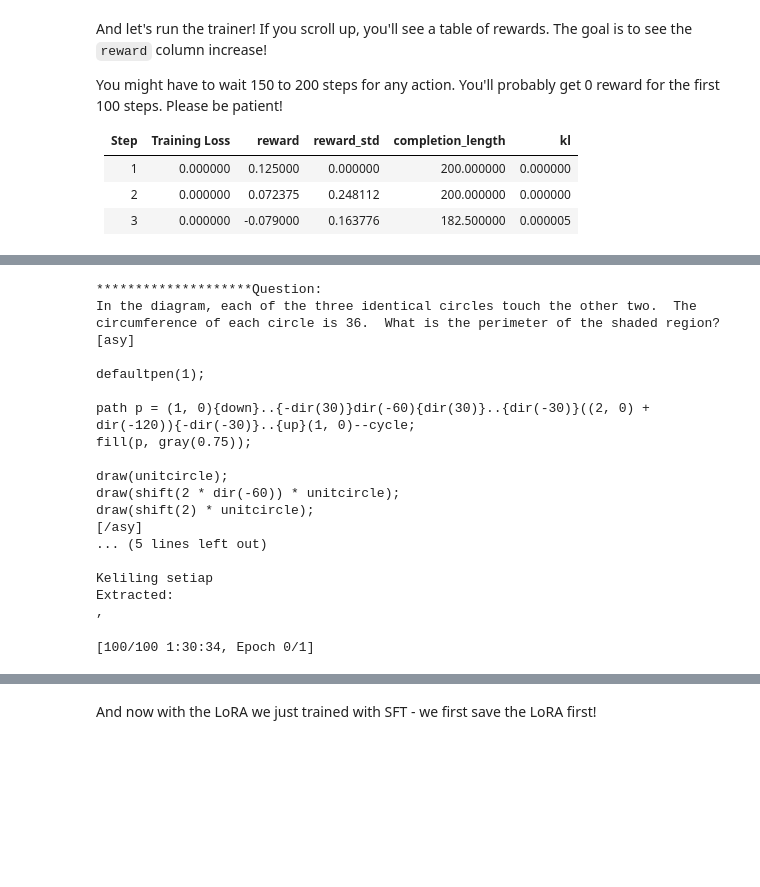
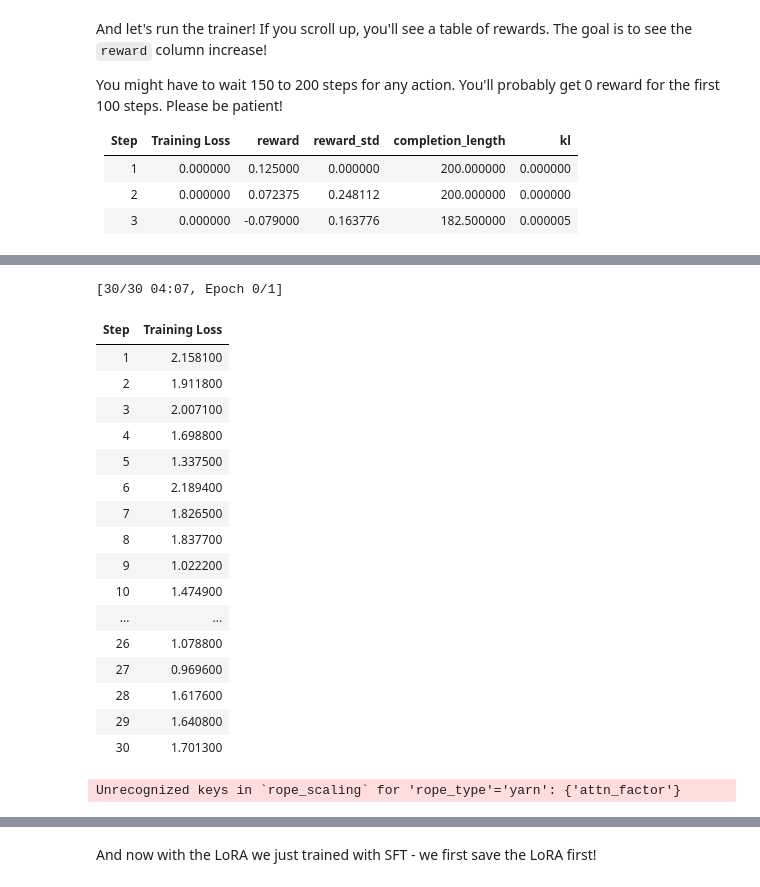
Before and after one commit to sdk451/CyberScraper-2077, a Jupyter notebook: DeepSeek_R1_0528_Qwen3_(8B)_Instruct.ipynb, the cells around one changed output, grey strips where cells are left out. Saved outputs shown, nothing was run; the diff lists cells and outputs as text; code cells hidden in the pictures; blank space fills up the shorter version.

```diff
--- a/DeepSeek_R1_0528_Qwen3_(8B)_Instruct.ipynb
+++ b/DeepSeek_R1_0528_Qwen3_(8B)_Instruct.ipynb
@@ -203,7 +229,7 @@ dataset = dataset.map(lambda x: {
         {"role": "system", "content": system_prompt},
         {"role": "user",   "content": x["user"]},
     ],
-    "answer": x["assistant"],
+    "completion": x["assistant"],
 })
 dataset[0]
 # %% [output]
@@ -504,3 +272,28 @@ We will change the batch size of 1 to the `num_generations` of 4
+# %%
+from trl import SFTTrainer
+from trl import SFTConfig
+from unsloth import is_bfloat16_supported
+
+sft_config = SFTConfig(
+    per_device_train_batch_size=2,
+    gradient_accumulation_steps=4,
+    warmup_steps=5,
+    max_steps=30,  # Short run for demonstration
+    learning_rate=2e-4,
+    fp16 = not is_bfloat16_supported(),
+    bf16 = is_bfloat16_supported(),
+    logging_steps = 1,
+    optim = "adamw_8bit",
+    weight_decay = 0.01,
+    warmup_ratio = 0.1,
+    lr_scheduler_type = "linear",
+    seed = 3407,
+    output_dir = "outputs",
+    report_to = "none", # Use this for WandB etc
+    assistant_only_loss=True,
+    completion_only_loss=False,
+    # Add more configurations as needed
+)
 # %% [markdown]
 And let's run the trainer! If you scroll up, you'll see a table of rewards. The goal is to see the `reward` column increase!
 
@@ -517,21 +310,17 @@ You might have to wait 150 to 200 steps for any action. You'll probably get 0 re
 
 trainer = SFTTrainer(
     model = model,
-    processing_class = tokenizer,
-    reward_funcs = [
-        match_format_exactly,
-        match_format_approximately,
-        check_answer,
-        check_numbers,
-        format_and_language_reward_func,
-    ],
-    args = training_args,
+    processing_class = tokenizer, # processing_class=processor.tokenizer,
+    dataset_text_field = "text", # Set the dataset_text_field to the new 'text' column
+    packing = False, # Can make training 5x faster for short sequences.
+    args = sft_config,
     train_dataset = dataset,
-
+    # formatting_func=formatting_func, # No longer needed here as we pre-processed the dataset
     # For optional training + evaluation
     # train_dataset = new_dataset["train"],
     # eval_dataset = new_dataset["test"],
 )
+
 trainer.train()
 # %% [output]
 ==((====))==  Unsloth - 2x faster free finetuning | Num GPUs used = 1
@@ -542,18 +331,19 @@ O^O/ \_/ \    Batch size per device = 4 | Gradient accumulation steps = 1
-********************Question:
-In the diagram, each of the three identical circles touch the other two.  The circumference of each circle is 36.  What is the perimeter of the shaded region? [asy]
-
-defaultpen(1);
-
-path p = (1, 0){down}..{-dir(30)}dir(-60){dir(30)}..{dir(-30)}((2, 0) + dir(-120)){-dir(-30)}..{up}(1, 0)--cycle;
-fill(p, gray(0.75));
-
-draw(unitcircle);
-draw(shift(2 * dir(-60)) * unitcircle);
-draw(shift(2) * unitcircle);
-[/asy]
-... (5 lines left out)
-
-Keliling setiap
-Extracted:
-,
+[30/30 04:07, Epoch 0/1]
+| Step | Training Loss |
+| 1 | 2.158100 |
+| 2 | 1.911800 |
+| 3 | 2.007100 |
+| 4 | 1.698800 |
+| 5 | 1.337500 |
+| 6 | 2.189400 |
+| 7 | 1.826500 |
+| 8 | 1.837700 |
+| 9 | 1.022200 |
+| 10 | 1.474900 |
+| ... | ... |
+| 26 | 1.078800 |
+| 27 | 0.969600 |
+| 28 | 1.617600 |
+| 29 | 1.640800 |
+| 30 | 1.701300 |
-[100/100 1:30:34, Epoch 0/1]
+Unrecognized keys in `rope_scaling` for 'rope_type'='yarn': {'attn_factor'}
```
Also changed, not shown: parts of 38 cells of this notebook.
